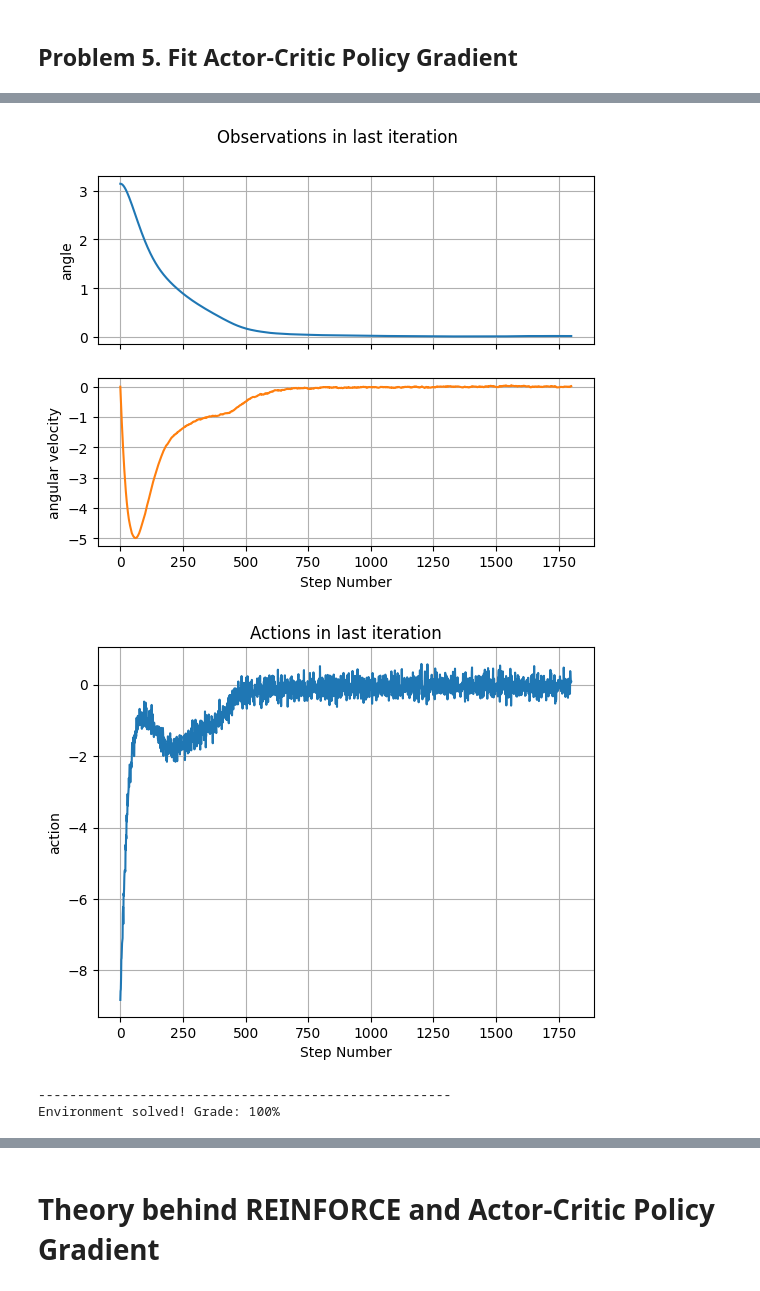
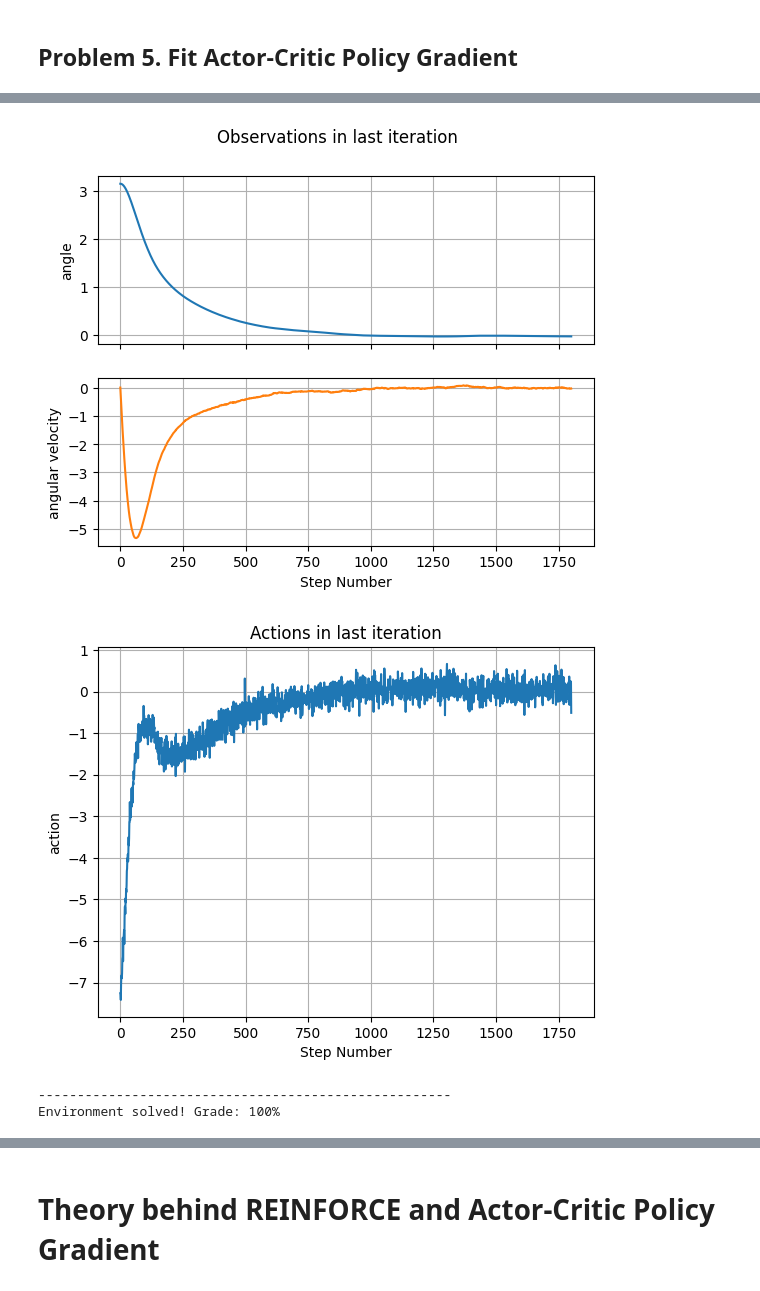
Before and after one commit to ArtemVergazov/reinforcement_learning, a Jupyter notebook: hw2/artem_vergazov_asgn2_acpg.ipynb, the cells around one changed output, grey strips where cells are left out. Cells and saved outputs as stored; diff of their text form; code cells hidden in the pictures.

```diff
--- a/hw2/artem_vergazov_asgn2_acpg.ipynb
+++ b/hw2/artem_vergazov_asgn2_acpg.ipynb
@@ -1506,6 +1506,7 @@ class Policy:
         # Return the surrogate objective value as described above
         # YOUR CODE GOES HERE
         r = running_costs.reshape((-1, N_episodes))  # NxM
+        N = r.shape[0]
         r = r[:-1, :]  # remove final steps reward
 
         values = critic_values.reshape((-1, N_episodes))  # NxM
@@ -1515,8 +1516,10 @@ class Policy:
         log_probs = log_probs.reshape((-1, N_episodes))  # NxM
         log_probs = log_probs[:-1, :]  # all except last steps
 
+        disc = self.discount_factor**torch.arange(N - 1).reshape((-1, 1))
+
         return (
-            (r+self.discount_factor*next_values-current_values) * log_probs
+            disc * (r+self.discount_factor*next_values-current_values) * log_probs
         ).sum() / N_episodes
 
         # -----------------------------------------------------------------------
@@ -1760,7 +1763,7 @@ model = GaussianPDFModel(
     action_bounds=np.array([[-20, 20]]),
     # ---------------------------------------------------------------------------
     # YOUR CODE GOES HERE
-    n_hidden_layers=6,  # TRY TO FIND n_hidden_layers EMPIRICALLY
+    n_hidden_layers=4,  # TRY TO FIND n_hidden_layers EMPIRICALLY
     scale_factor=10,  # TRY TO FIND scale_factor EMPIRICALLY
     dim_hidden=16,  # TRY TO FIND dim_hidden EMPIRICALLY
     std=.01,  # TRY TO FIND STD EMPIRICALLY
@@ -1771,8 +1774,8 @@ critic_model = ModelPerceptron(
     dim_output=1,
     # --------------------------------------------------------------------------
     # YOUR CODE GOES HERE
-    dim_hidden=16, # TRY TO FIND dim_hidden EMPIRICALLY
-    n_hidden_layers=6, # TRY TO FIND n_hidden_layers EMPIRICALLY
+    dim_hidden=32, # TRY TO FIND dim_hidden EMPIRICALLY
+    n_hidden_layers=4, # TRY TO FIND n_hidden_layers EMPIRICALLY
     # --------------------------------------------------------------------------
 )
 
@@ -1876,5 +1879,5 @@ scenario.plot_data()
-[figure, old version]
+[figure, new version]
-[figure, old version]
+[figure, new version]
 -----------------------------------------------------
 Environment solved! Grade: 100%
 # %%
```
Also changed, not shown: parts of 3 cells of this notebook.
